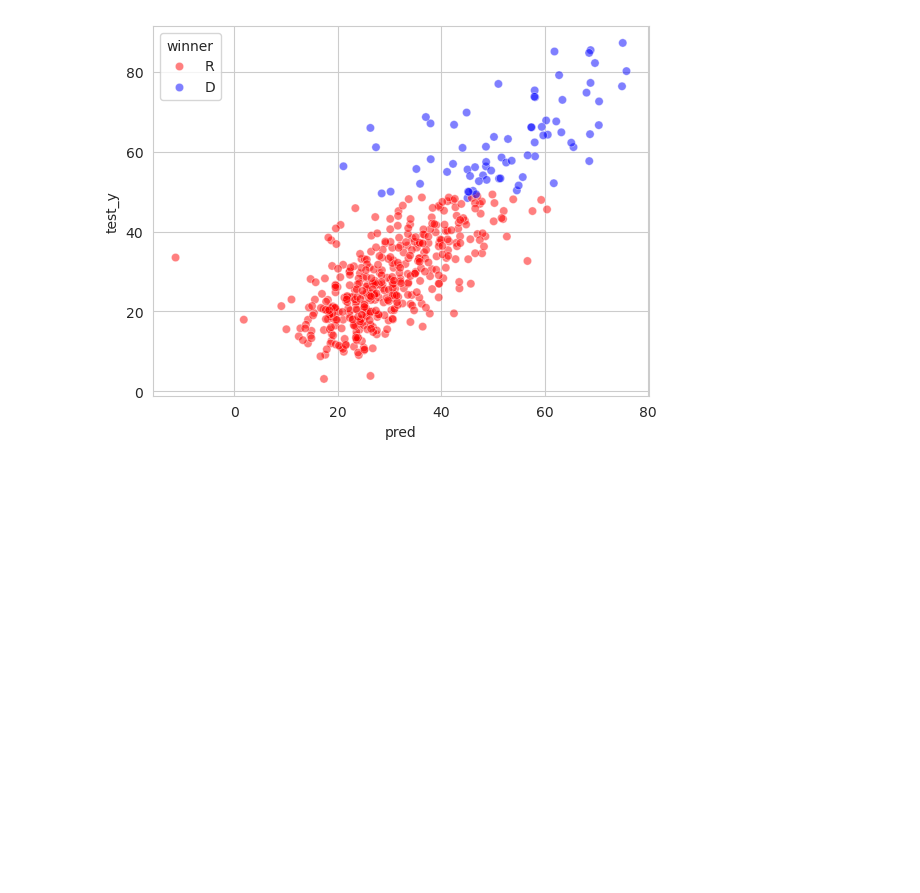
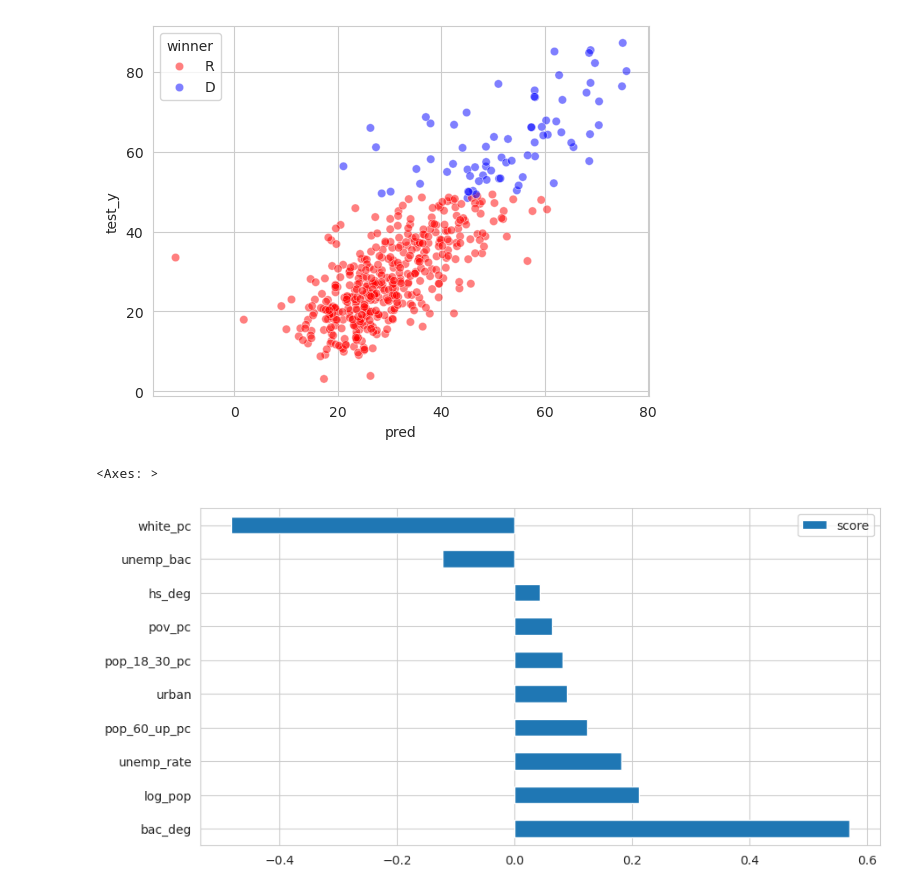
Before and after one commit to srijanrodo/erdos_ds_project, a Jupyter notebook: lin_regression.ipynb, the cells around one changed output. Saved outputs shown, nothing was run; the diff lists cells and outputs as text; code cells hidden in the pictures; blank space fills up the shorter version.

Commit message:
Added Linear Regression Features

```diff
--- a/lin_regression.ipynb
+++ b/lin_regression.ipynb
@@ -76,3 +77,18 @@ sns.scatterplot(data=pred,x='pred',y='test_y',hue='winner',palette=['red','blue'
 plt.show()
 # %% [output]
 [figure]
+# %%
+Features=['white_pc','urban', 'unemp_bac', 'log_pop','log_urban_pop','pov_pc', 'unemp_rate', 'bac_deg', 'hs_deg', 'pop_18_30_pc', 'pop_60_up_pc', 'democrat', 'republican'] #list of features we want to use
+scaler = StandardScaler()
+scaled_data = scaler.fit_transform(train_var[Features])
+scaled_train_var = pd.DataFrame(scaled_data, columns=Features)
+lr_scaled=LinearRegression()
+lr_scaled.fit(scaled_train_var[featureset].values,scaled_train_var['democrat'])
+importance = lr_scaled.coef_
+importance, featureset
+
+data = pd.DataFrame(data=importance, index=featureset, columns=["score"]).sort_values(by = "score", ascending=False)
+data.nlargest(40, columns="score").plot(kind='barh', figsize = (10,5))
+# %% [output]
+<Axes: >
+[figure, added]
```
Also changed, not shown: parts of 2 cells of this notebook, 5 other files.
